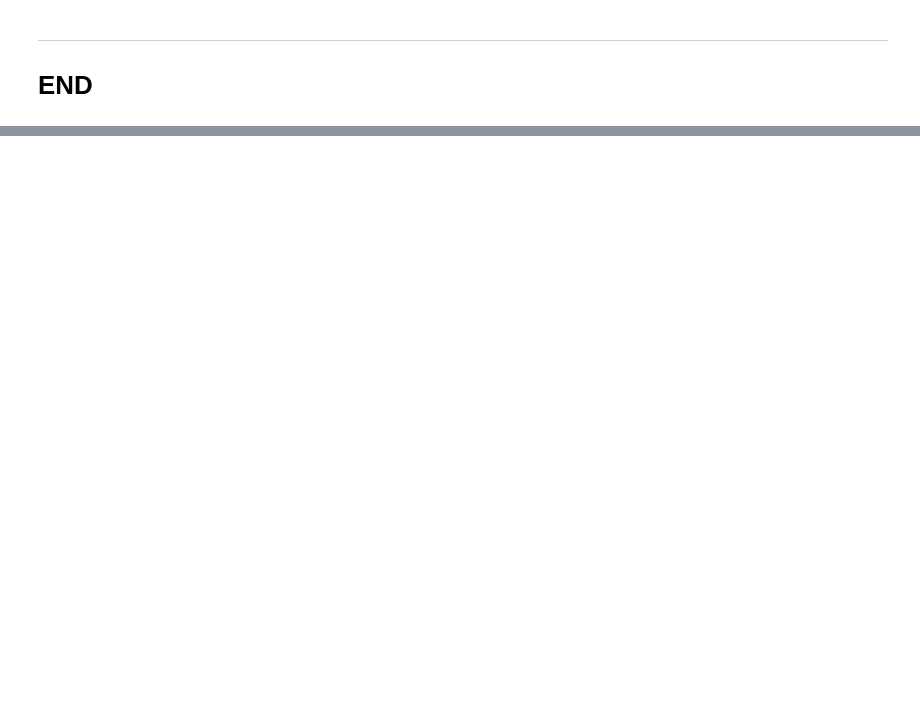
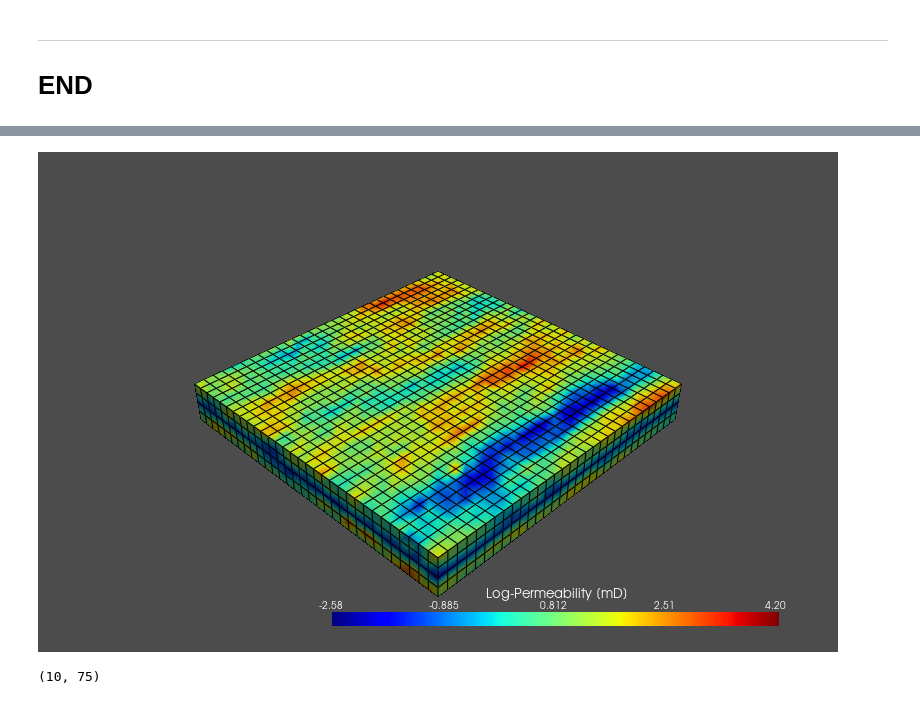
Before and after one commit to misaelmmorales/Placement-Control-Optim-CO2, a Jupyter notebook: CO2_placement_optim.ipynb, the cells around one changed output, grey strips where cells are left out. Saved outputs shown, nothing was run; the diff lists cells and outputs as text; code cells hidden in the pictures; blank space fills up the shorter version.

```diff
--- a/CO2_placement_optim.ipynb
+++ b/CO2_placement_optim.ipynb
@@ -29,0 +41,12 @@ plot_dynamic(saturation, logperm, well_locs, nrows=3, multiplier=10, cmap='jet',
+# %%
+temp = np.log10(1.01325E15*np.flip(loadmat('simulations/modrock.mat')['modrock'][-1][0]['perm'][0][0][:,0].reshape(5,32,32).T))
+p = pv.Plotter()
+p.add_mesh(temp, cmap='jet', show_edges=True, scalar_bar_args={'title':'Log-Permeability [mD]'})
+p.show(jupyter_backend='static', window_size=(800,500))
+# %% [output]
+[figure, added]
+# %%
+temp = loadmat('simulations/results.mat')['results'].reshape(10,75)
+print(temp.shape)
+# %% [output]
+(10, 75)
```
Also changed, not shown: parts of 13 cells of this notebook, 4 other files.
